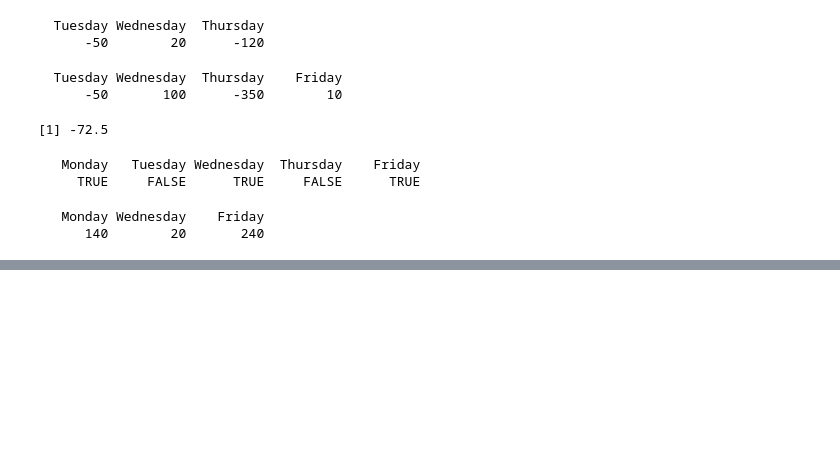
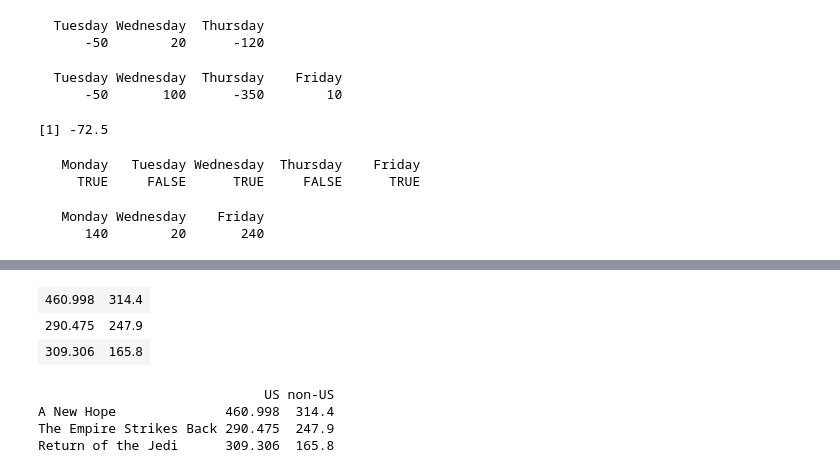
Before and after one commit to Suvamp/Datacamp-Notebooks, a Jupyter notebook: R-Programmer/Intro to R/Introduction-To-R.ipynb, the cells around one changed output, grey strips where cells are left out. Drawn from its saved outputs; the diff is of its cells as text; code cells hidden in the pictures; blank space fills up the shorter version.

```diff
--- a/R-Programmer/Intro to R/Introduction-To-R.ipynb
+++ b/R-Programmer/Intro to R/Introduction-To-R.ipynb
@@ -247,0 +277,42 @@ poker_winning_days
+# %%
+# Box office Star Wars (in millions!)
+new_hope <- c(460.998, 314.4)
+empire_strikes <- c(290.475, 247.900)
+return_jedi <- c(309.306, 165.8)
+
+# Create box_office
+box_office <- c(new_hope, empire_strikes, return_jedi)
+
+# Construct star_wars_matrix
+star_wars_matrix <- matrix(box_office,byrow=TRUE,nrow=3)
+star_wars_matrix
+# %% [output]
+| 460.998 | 314.4 |
+| 290.475 | 247.9 |
+| 309.306 | 165.8 |
+# %%
+# Box office Star Wars (in millions!)
+new_hope <- c(460.998, 314.4)
+empire_strikes <- c(290.475, 247.900)
+return_jedi <- c(309.306, 165.8)
+
+# Construct matrix
+star_wars_matrix <- matrix(c(new_hope, empire_strikes, return_jedi), nrow = 3, byrow = TRUE)
+
+# Vectors region and titles, used for naming
+region <- c("US", "non-US")
+titles <- c("A New Hope", "The Empire Strikes Back", "Return of the Jedi")
+
+# Name the columns with region
+colnames(star_wars_matrix) <- region
+
+# Name the rows with titles
+rownames(star_wars_matrix) <- titles
+
+# Print out star_wars_matrix
+print(star_wars_matrix)
+# %% [output]
+                             US non-US
+A New Hope              460.998  314.4
+The Empire Strikes Back 290.475  247.9
+Return of the Jedi      309.306  165.8
```
Also changed, not shown: parts of 18 cells of this notebook, 2 other files.
